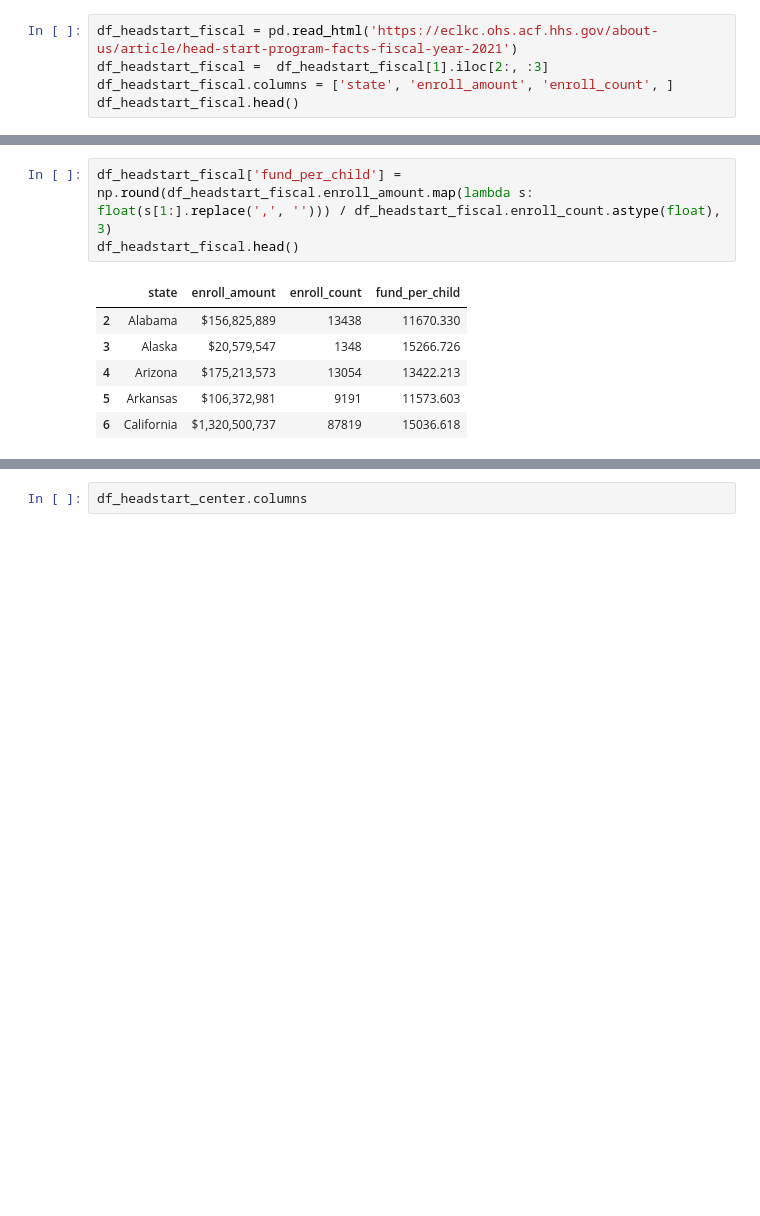
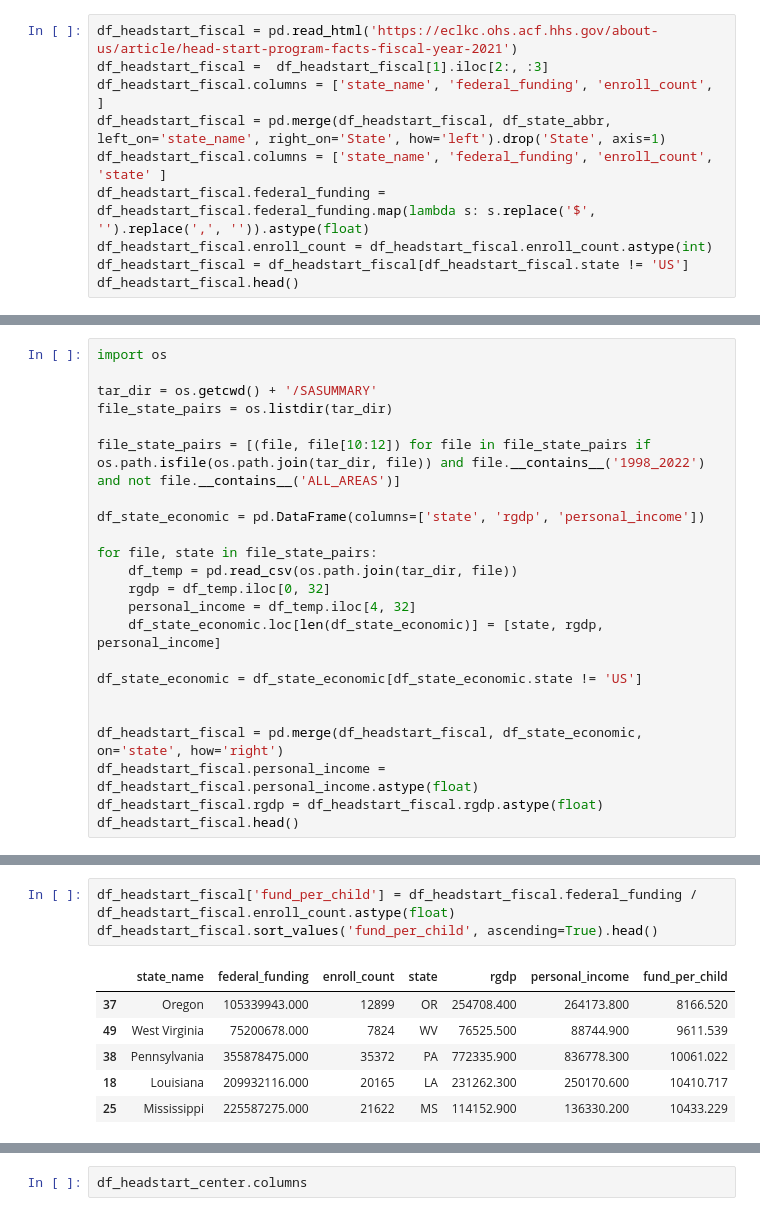
Before and after one commit to AGA-Datathon-2023/Dataminers, a Jupyter notebook: analysis_submission.ipynb, the cells around one changed output, grey strips where cells are left out. Drawn from its saved outputs; the diff is of its cells as text; blank space fills up the shorter version.

```diff
--- a/analysis_submission.ipynb
+++ b/analysis_submission.ipynb
@@ -26,6 +40,11 @@ pd.set_option('display.float_format', lambda x: '%.3f' % x)
 # %%
 df_headstart_fiscal = pd.read_html('https://eclkc.ohs.acf.hhs.gov/about-us/article/head-start-program-facts-fiscal-year-2021')
 df_headstart_fiscal =  df_headstart_fiscal[1].iloc[2:, :3]
-df_headstart_fiscal.columns = ['state', 'enroll_amount', 'enroll_count', ]
+df_headstart_fiscal.columns = ['state_name', 'federal_funding', 'enroll_count', ]
+df_headstart_fiscal = pd.merge(df_headstart_fiscal, df_state_abbr, left_on='state_name', right_on='State', how='left').drop('State', axis=1)
+df_headstart_fiscal.columns = ['state_name', 'federal_funding', 'enroll_count', 'state' ]
+df_headstart_fiscal.federal_funding = df_headstart_fiscal.federal_funding.map(lambda s: s.replace('$', '').replace(',', '')).astype(float)
+df_headstart_fiscal.enroll_count = df_headstart_fiscal.enroll_count.astype(int)
+df_headstart_fiscal = df_headstart_fiscal[df_headstart_fiscal.state != 'US']
 df_headstart_fiscal.head()
 # %% [output]
@@ -37,0 +57,23 @@ df_headstart_fiscal.head()
+# %%
+import os
+
+tar_dir = os.getcwd() + '/SASUMMARY'
+file_state_pairs = os.listdir(tar_dir)
+
+file_state_pairs = [(file, file[10:12]) for file in file_state_pairs if os.path.isfile(os.path.join(tar_dir, file)) and file.__contains__('1998_2022') and not file.__contains__('ALL_AREAS')]
+
+df_state_economic = pd.DataFrame(columns=['state', 'rgdp', 'personal_income'])
+
+for file, state in file_state_pairs:
+    df_temp = pd.read_csv(os.path.join(tar_dir, file))
+    rgdp = df_temp.iloc[0, 32]
+    personal_income = df_temp.iloc[4, 32]
+    df_state_economic.loc[len(df_state_economic)] = [state, rgdp, personal_income]
+
+df_state_economic = df_state_economic[df_state_economic.state != 'US']
+
+
+df_headstart_fiscal = pd.merge(df_headstart_fiscal, df_state_economic, on='state', how='right')
+df_headstart_fiscal.personal_income = df_headstart_fiscal.personal_income.astype(float)
+df_headstart_fiscal.rgdp = df_headstart_fiscal.rgdp.astype(float)
+df_headstart_fiscal.head()
@@ -42,12 +108,12 @@ df_headstart_fiscal.head()
 - - Shows the distribution of fiscal resource across the states.
 - - Identify states that are overfunded and underfunded.
 # %%
-df_headstart_fiscal['fund_per_child'] = np.round(df_headstart_fiscal.enroll_amount.map(lambda s: float(s[1:].replace(',', ''))) / df_headstart_fiscal.enroll_count.astype(float), 3)
-df_headstart_fiscal.head()
+df_headstart_fiscal['fund_per_child'] = df_headstart_fiscal.federal_funding / df_headstart_fiscal.enroll_count.astype(float)
+df_headstart_fiscal.sort_values('fund_per_child', ascending=True).head()
 # %% [output]
-|  | state | enroll_amount | enroll_count | fund_per_child |
-| 2 | Alabama | $156,825,889 | 13438 | 11670.330 |
-| 3 | Alaska | $20,579,547 | 1348 | 15266.726 |
-| 4 | Arizona | $175,213,573 | 13054 | 13422.213 |
-| 5 | Arkansas | $106,372,981 | 9191 | 11573.603 |
-| 6 | California | $1,320,500,737 | 87819 | 15036.618 |
+|  | state_name | federal_funding | enroll_count | state | rgdp | personal_income | fund_per_child |
+| 37 | Oregon | 105339943.000 | 12899 | OR | 254708.400 | 264173.800 | 8166.520 |
+| 49 | West Virginia | 75200678.000 | 7824 | WV | 76525.500 | 88744.900 | 9611.539 |
+| 38 | Pennsylvania | 355878475.000 | 35372 | PA | 772335.900 | 836778.300 | 10061.022 |
+| 18 | Louisiana | 209932116.000 | 20165 | LA | 231262.300 | 250170.600 | 10410.717 |
+| 25 | Mississippi | 225587275.000 | 21622 | MS | 114152.900 | 136330.200 | 10433.229 |
```
Also changed, not shown: parts of 52 cells of this notebook.
